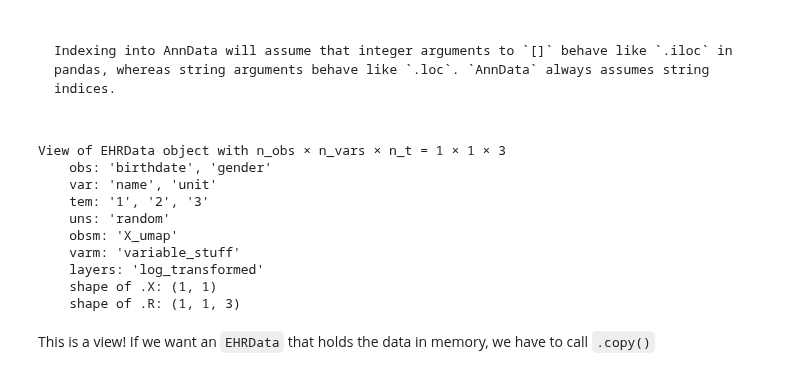
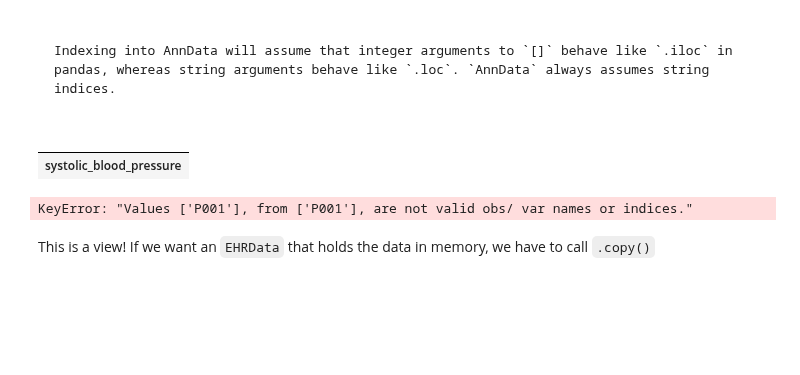
Before and after one commit to theislab/ehrdata, a Jupyter notebook: docs/tutorials/getting_started.ipynb, the cells around one changed output. Cells and saved outputs as stored; diff of their text form; code cells hidden in the pictures; blank space fills up the shorter version.

````diff
--- a/docs/tutorials/getting_started.ipynb
+++ b/docs/tutorials/getting_started.ipynb
@@ -236,8 +236,8 @@ df_long
 # %% [markdown]
 This dataframe format can easily be ingested into the `EHRData` format...
 # %%
-edata = ed.io.from_pandas(df_long, format="long")
-edata
+edata_long = ed.io.from_pandas(df_long, format="long")
+edata_long
 # %% [output]
 EHRData object with n_obs × n_vars × n_t = 2 × 1 × 3
     shape of .X: (2, 1)
@@ -320,19 +320,15 @@ Get access to the first 5 rows for two variables.
 Indexing into AnnData will assume that integer arguments to `[]` behave like `.iloc` in pandas, whereas string arguments behave like `.loc`. `AnnData` always assumes string indices.
 
 ```
+# %%
+edata.var
+# %% [output]
+|  |
+| systolic_blood_pressure |
 # %%
 edata[["P001"], ["BP_Systolic"]]
 # %% [output]
-View of EHRData object with n_obs × n_vars × n_t = 1 × 1 × 3
-    obs: 'birthdate', 'gender'
-    var: 'name', 'unit'
-    tem: '1', '2', '3'
-    uns: 'random'
-    obsm: 'X_umap'
-    varm: 'variable_stuff'
-    layers: 'log_transformed'
-    shape of .X: (1, 1)
-    shape of .R: (1, 1, 3)
+KeyError: "Values ['P001'], from ['P001'], are not valid obs/ var names or indices."
 # %% [markdown]
 This is a view! If we want an `EHRData` that holds the data in memory, we have to call `.copy()`
 # %%
````
Also changed, not shown: parts of 1 cell of this notebook.
